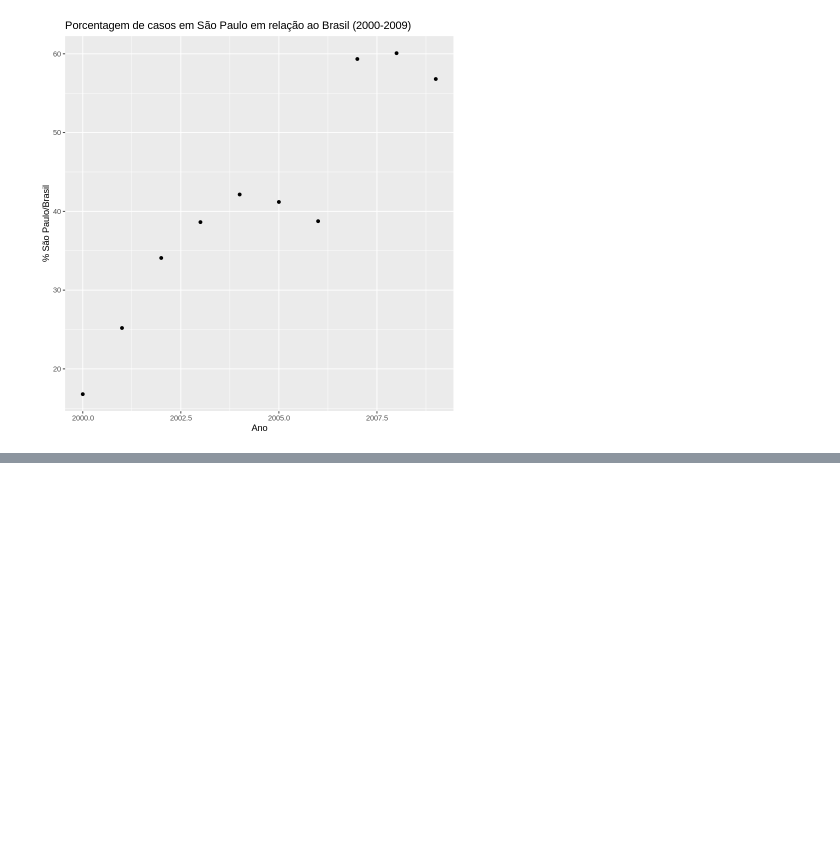
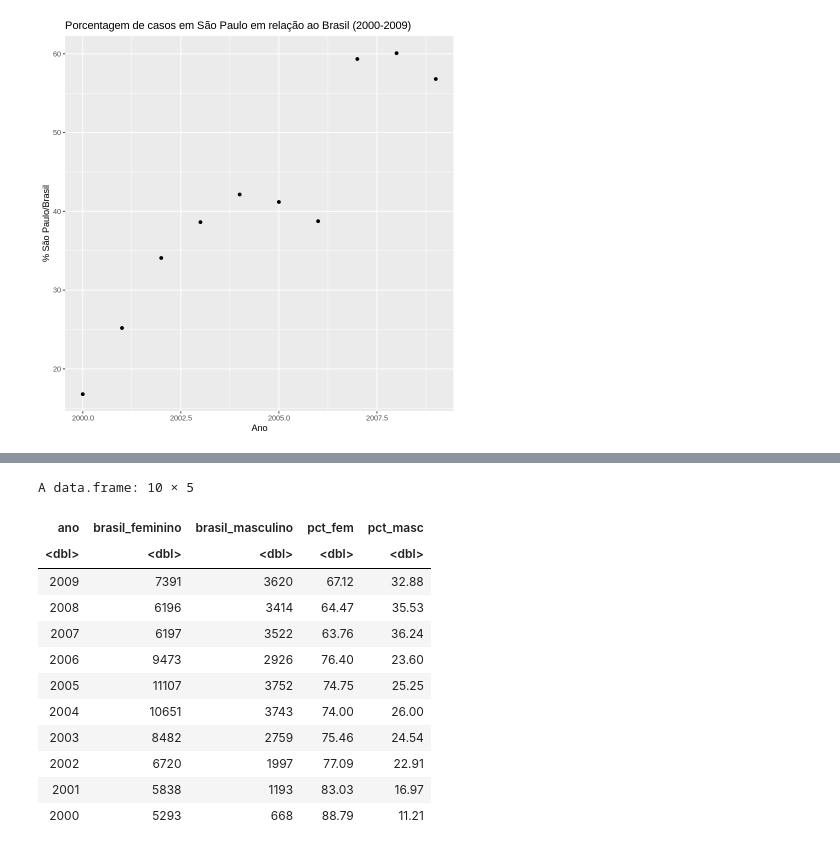
Before and after one commit to Gabrieldiasdeoliveira/Analise-Bayesiana, a Jupyter notebook: Atividade_2.ipynb, the cells around one changed output, grey strips where cells are left out. Cells and saved outputs as stored; diff of their text form; code cells hidden in the pictures; blank space fills up the shorter version.

```diff
--- a/Atividade_2.ipynb
+++ b/Atividade_2.ipynb
@@ -453,0 +485,22 @@ ggplot(hepatite_porcentagem, aes(x = ano, y = porcentagem)) +
+# %%
+comparativo_genero <- data.frame(ano = hepatite$ano,
+                                 brasil_feminino = hepatite$brasil_feminino,
+                                 brasil_masculino = hepatite$brasil_masculino)
+
+comparativo_genero$pct_fem <- round((comparativo_genero$brasil_feminino / hepatite$total_brasil) * 100, 2)
+comparativo_genero$pct_masc <- round((comparativo_genero$brasil_masculino / hepatite$total_brasil) * 100, 2)
+comparativo_genero
+# %% [output]
+A data.frame: 10 × 5
+| ano | brasil_feminino | brasil_masculino | pct_fem | pct_masc |
+| <dbl> | <dbl> | <dbl> | <dbl> | <dbl> |
+| 2009 | 7391 | 3620 | 67.12 | 32.88 |
+| 2008 | 6196 | 3414 | 64.47 | 35.53 |
+| 2007 | 6197 | 3522 | 63.76 | 36.24 |
+| 2006 | 9473 | 2926 | 76.40 | 23.60 |
+| 2005 | 11107 | 3752 | 74.75 | 25.25 |
+| 2004 | 10651 | 3743 | 74.00 | 26.00 |
+| 2003 | 8482 | 2759 | 75.46 | 24.54 |
+| 2002 | 6720 | 1997 | 77.09 | 22.91 |
+| 2001 | 5838 | 1193 | 83.03 | 16.97 |
+| 2000 | 5293 | 668 | 88.79 | 11.21 |
```
Also changed, not shown: parts of 7 cells of this notebook.
